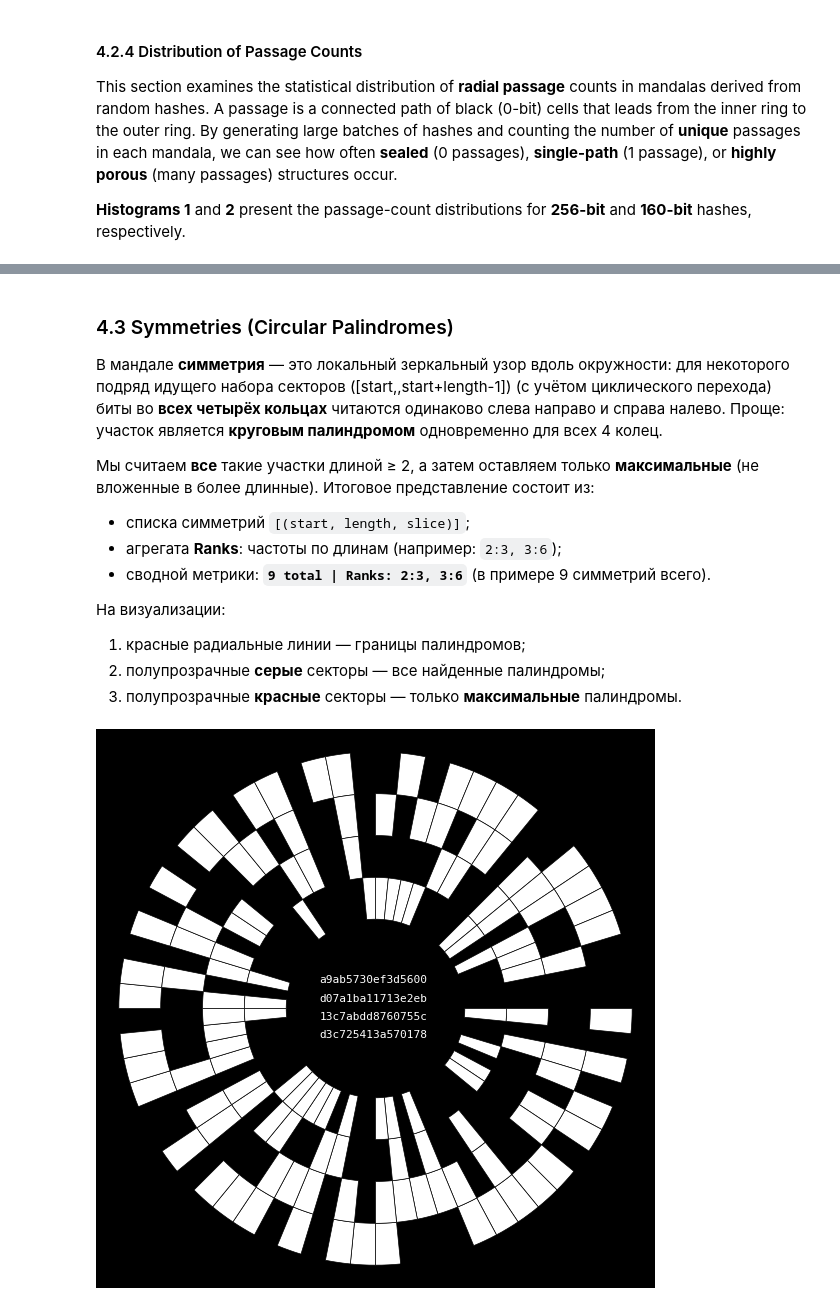
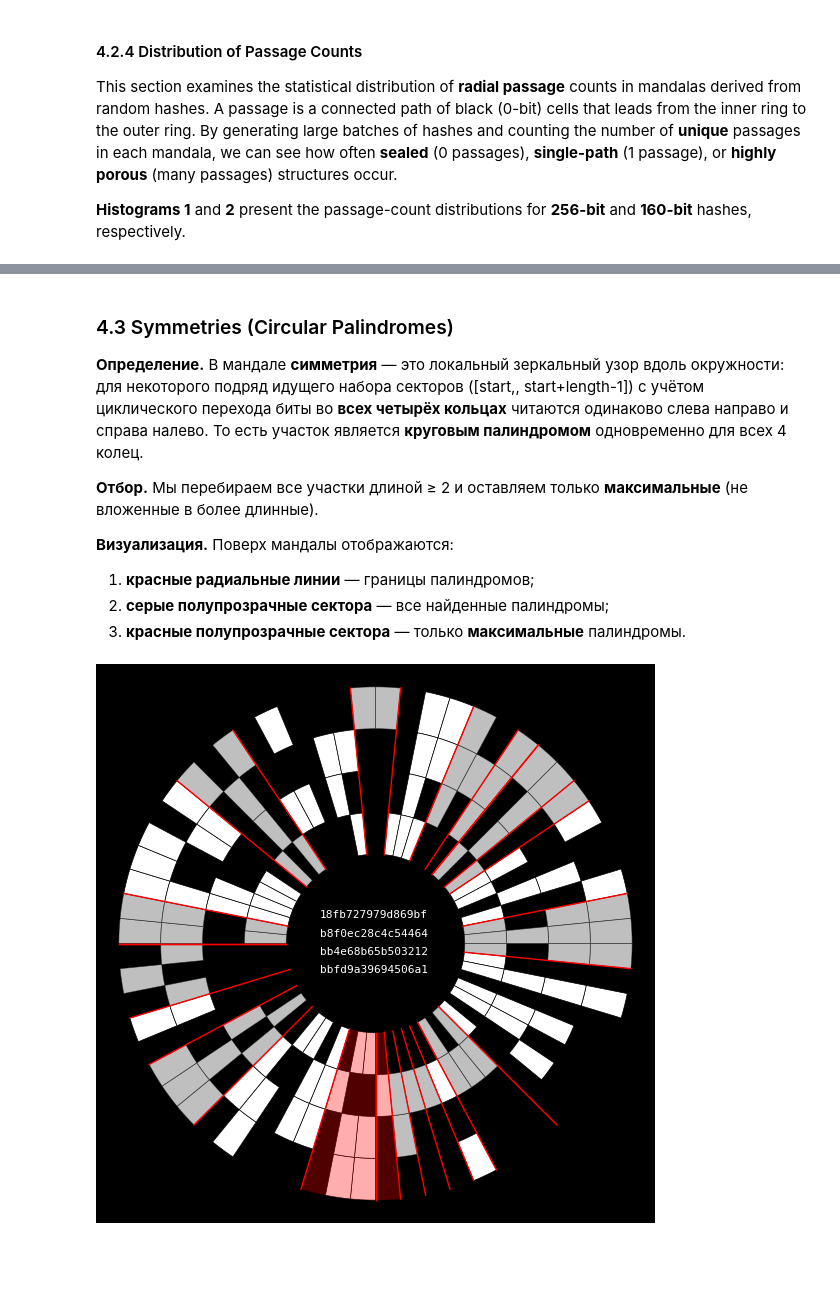
Before and after one commit to HashCanon/hashcanon.github.io, a Jupyter notebook: WhitePaper.ipynb, the cells around one changed output, grey strips where cells are left out. Drawn from its saved outputs; the diff is of its cells as text; code cells hidden in the pictures; blank space fills up the shorter version.

Commit message:
feat(whitepaper,symmetry): add circular-palindrome metrics & overlays; extend §5 with passages×symmetries + heatmap; keep API backward-compatible

```diff
--- a/WhitePaper.ipynb
+++ b/WhitePaper.ipynb
@@ -521,21 +448,17 @@ These results quantify the structural expectations for hash-based mandalas and h
 # %% [markdown]
 ### 4.3 Symmetries (Circular Palindromes)
 
-В мандале **симметрия** — это локальный зеркальный узор вдоль окружности: для некоторого подряд идущего набора секторов ([start,,start+length-1]) (с учётом циклического перехода) биты во **всех четырёх кольцах** читаются одинаково слева направо и справа налево. Проще: участок является **круговым палиндромом** одновременно для всех 4 колец.
+**Определение.** В мандале **симметрия** — это локальный зеркальный узор вдоль окружности: для некоторого подряд идущего набора секторов ([start,, start+length-1]) с учётом циклического перехода биты во **всех четырёх кольцах** читаются одинаково слева направо и справа налево. То есть участок является **круговым палиндромом** одновременно для всех 4 колец.
 
-Мы считаем **все** такие участки длиной ≥ 2, а затем оставляем только **максимальные** (не вложенные в более длинные). Итоговое представление состоит из:
+**Отбор.** Мы перебираем все участки длиной ≥ 2 и оставляем только **максимальные** (не вложенные в более длинные).
 
-* списка симметрий `[(start, length, slice)]`;
-* агрегата **Ranks**: частоты по длинам (например: `2:3, 3:6`);
-* сводной метрики: **`9 total | Ranks: 2:3, 3:6`** (в примере 9 симметрий всего).
+**Визуализация.** Поверх мандалы отображаются:
 
-На визуализации:
-
-1. красные радиальные линии — границы палиндромов;
-2. полупрозрачные **серые** секторы — все найденные палиндромы;
-3. полупрозрачные **красные** секторы — только **максимальные** палиндромы.
+1. **красные радиальные линии** — границы палиндромов;
+2. **серые полупрозрачные сектора** — все найденные палиндромы;
+3. **красные полупрозрачные сектора** — только **максимальные** палиндромы.
 # %%
-base_hash.draw_mandala(random_hash_256)
-print(random_hash_256)
+base_hash.draw_mandala(random_hash_256, symmetry_overlay_segments=True)
+print(f'Figure 14. Symmetries overlay for a 256-bit hash: "{random_hash_256}"\n')
 # %% [output]
-[figure, old version]
+[figure, new version]
```
Also changed, not shown: parts of 82 cells of this notebook, 1 other file.
